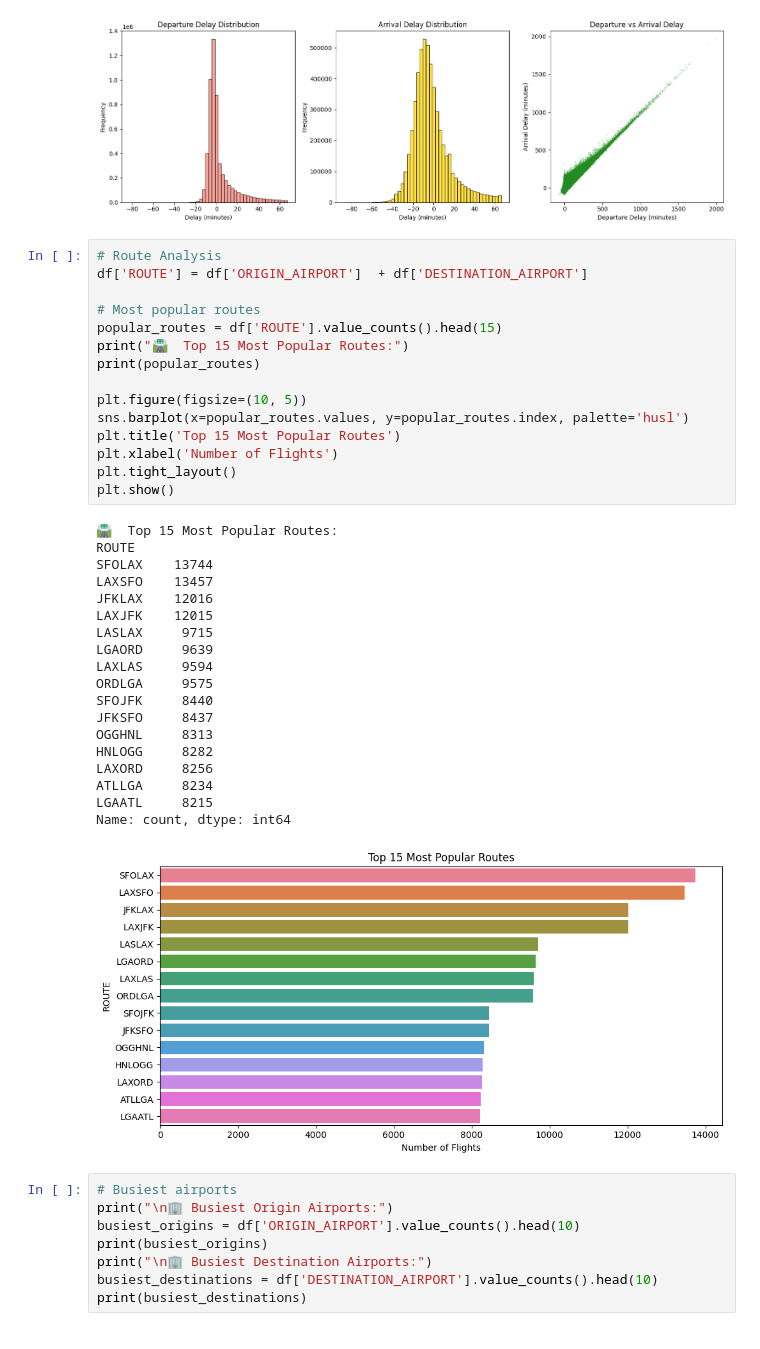
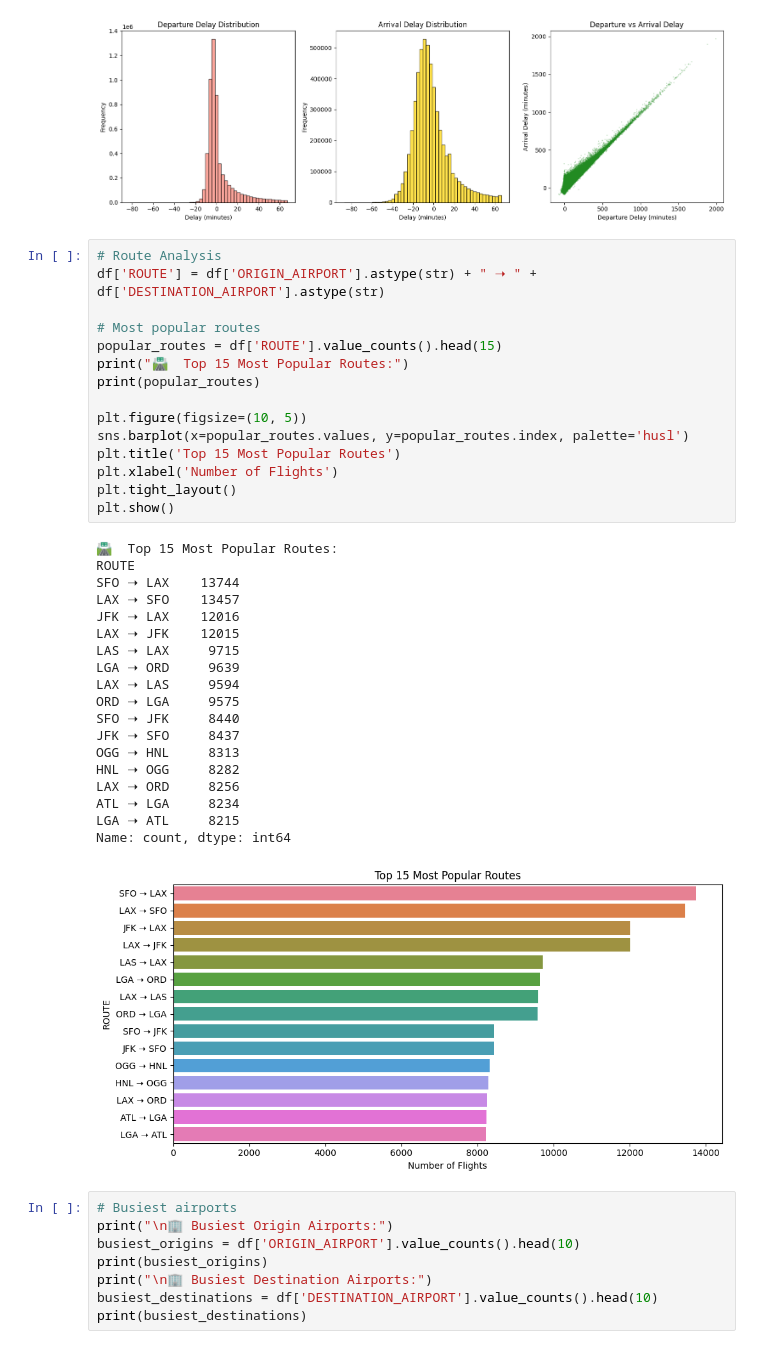
Before and after one commit to jeevithavijaykumar/Exploratory_data_analysis_using_pandas, a Jupyter notebook: USFlightDelays.ipynb, the cells around one changed output. Drawn from its saved outputs; the diff is of its cells as text.

```diff
--- a/USFlightDelays.ipynb
+++ b/USFlightDelays.ipynb
@@ -279,39 +280,39 @@ plt.show()
 [figure]
 # %%
 # Route Analysis
-df['ROUTE'] = df['ORIGIN_AIRPORT']  + df['DESTINATION_AIRPORT']
+df['ROUTE'] = df['ORIGIN_AIRPORT'].astype(str) + " ➝ " + df['DESTINATION_AIRPORT'].astype(str)
 
 # Most popular routes
 popular_routes = df['ROUTE'].value_counts().head(15)
 print("🛣️  Top 15 Most Popular Routes:")
 print(popular_routes)
 
 plt.figure(figsize=(10, 5))
 sns.barplot(x=popular_routes.values, y=popular_routes.index, palette='husl')
 plt.title('Top 15 Most Popular Routes')
 plt.xlabel('Number of Flights')
 plt.tight_layout()
 plt.show()
 # %% [output]
 🛣️  Top 15 Most Popular Routes:
 ROUTE
-SFOLAX    13744
-LAXSFO    13457
-JFKLAX    12016
-LAXJFK    12015
-LASLAX     9715
-LGAORD     9639
-LAXLAS     9594
-ORDLGA     9575
-SFOJFK     8440
-JFKSFO     8437
-OGGHNL     8313
-HNLOGG     8282
-LAXORD     8256
-ATLLGA     8234
-LGAATL     8215
+SFO ➝ LAX    13744
+LAX ➝ SFO    13457
+JFK ➝ LAX    12016
+LAX ➝ JFK    12015
+LAS ➝ LAX     9715
+LGA ➝ ORD     9639
+LAX ➝ LAS     9594
+ORD ➝ LGA     9575
+SFO ➝ JFK     8440
+JFK ➝ SFO     8437
+OGG ➝ HNL     8313
+HNL ➝ OGG     8282
+LAX ➝ ORD     8256
+ATL ➝ LGA     8234
+LGA ➝ ATL     8215
 Name: count, dtype: int64
-[figure, old version]
+[figure, new version]
 # %%
 # Busiest airports
 print("\n🏢 Busiest Origin Airports:")
```
Also changed, not shown: parts of 4 cells of this notebook.
